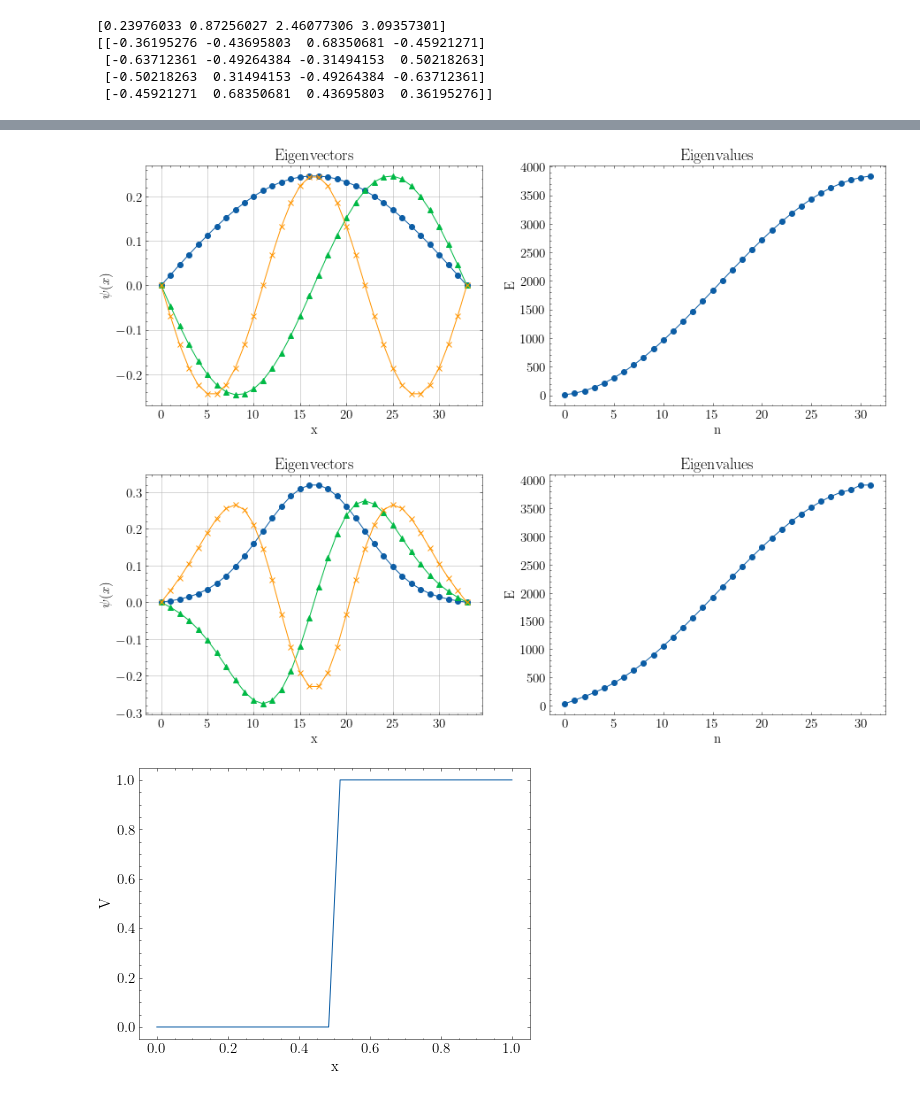
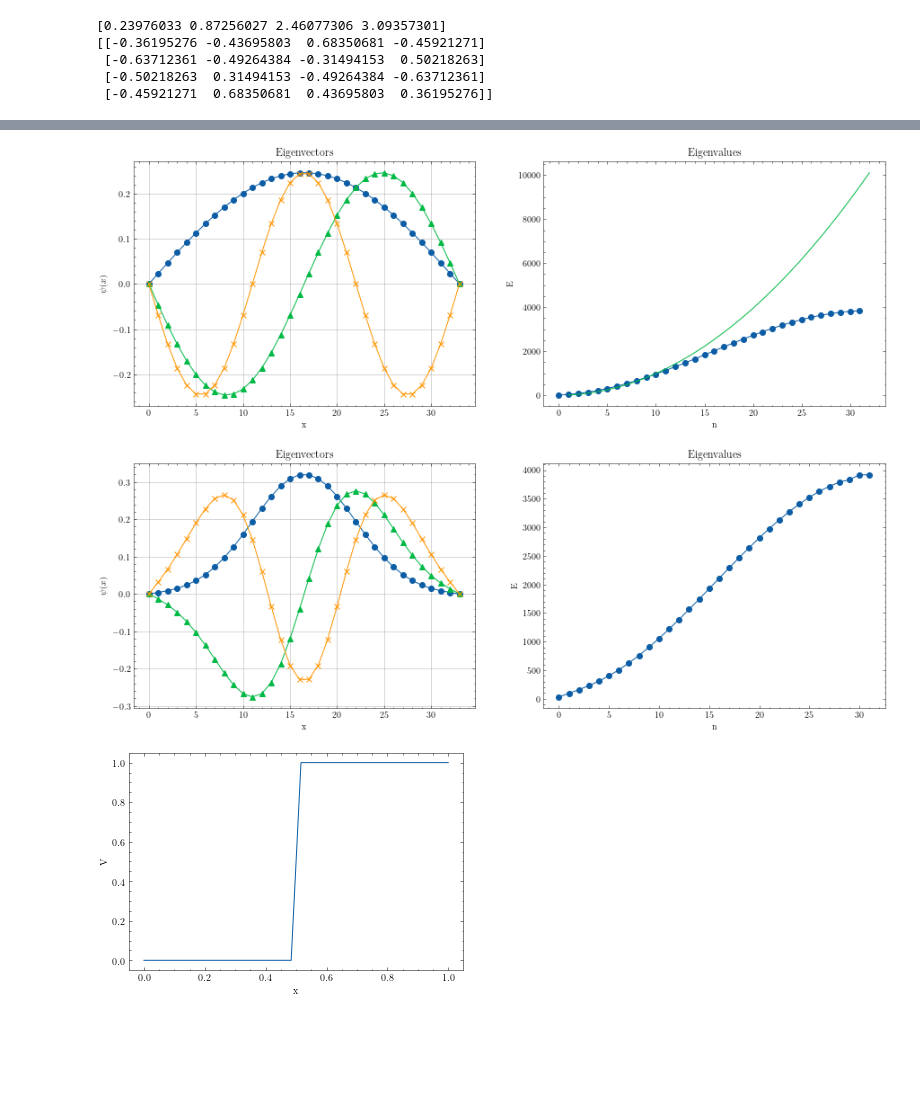
Before and after one commit to franklinzppa/fisica-computacional, a Jupyter notebook: Week 8 - Normal modes.ipynb, the cells around one changed output, grey strips where cells are left out. Drawn from its saved outputs; the diff is of its cells as text; code cells hidden in the pictures; blank space fills up the shorter version.

Commit message:
added exact energy for inf well

```diff
--- a/Week 8 - Normal modes.ipynb
+++ b/Week 8 - Normal modes.ipynb
@@ -226,7 +226,7 @@ plt.show()
 
 N = 32
 L = 1.0
-x = np.linspace(0, L, N)
+x = np.linspace(0, L, N)/L
 dx = np.diff(x)[0]
 n = np.arange(1, N+1)
 
@@ -240,36 +240,36 @@ H = np.zeros((N,N))
 
 for i in range(N):
     for j in range(N):
         if i == j:
             H[i][j] = 2.0*dx**-2 + V[i]
         elif i == j+1 or i == j-1:
             H[i][j] = -1.0*dx**-2
 
 e, v = linalg.eigh(H)
 
 def E_exact(n):
-    return 0.5*n**2
+    return (np.pi**2)*n**2
 
 plt.figure(figsize=(15,5))
 plt.subplot(1,2,1)
 plt.plot(add_boundary(v.T[0]), marker='o')
 plt.plot(add_boundary(v.T[1]), marker='^')
 plt.plot(add_boundary(v.T[2]), marker='x')
 plt.ylabel('$\psi(x)$')
 plt.xlabel('x')
 plt.grid()
 plt.title('Eigenvectors')
 
 plt.subplot(1,2,2)
 plt.plot(e, marker='o')
-#plt.plot(n, E_exact(n))
+plt.plot(n, E_exact(n))
 plt.ylabel('E')
 plt.xlabel('n')
 plt.title('Eigenvalues')
 
 plt.show()
 # %% [output]
-[figure, old version]
+[figure, new version]
 # %%
 # Harmonic oscillator
 
@@ -308,7 +308,7 @@ plt.title('Eigenvalues')
 
 plt.show()
 # %% [output]
-[figure, old version]
+[figure, new version]
 # %%
 # Potential barrier
 
@@ -324,7 +324,7 @@ plt.xlabel('x')
 plt.ylabel('V')
 plt.show()
 # %% [output]
-[figure, old version]
+[figure, new version]
 # %%
 V = V_barrier(x, alpha=100)
 
```
Also changed, not shown: parts of 5 cells of this notebook.
